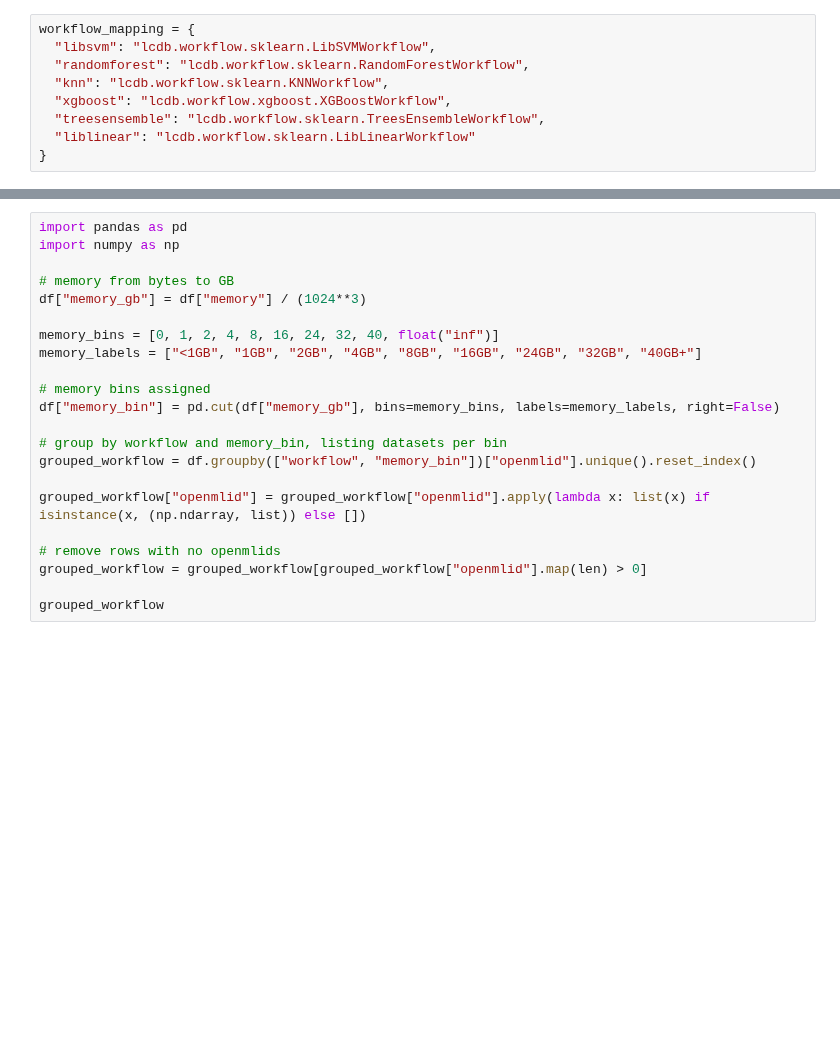
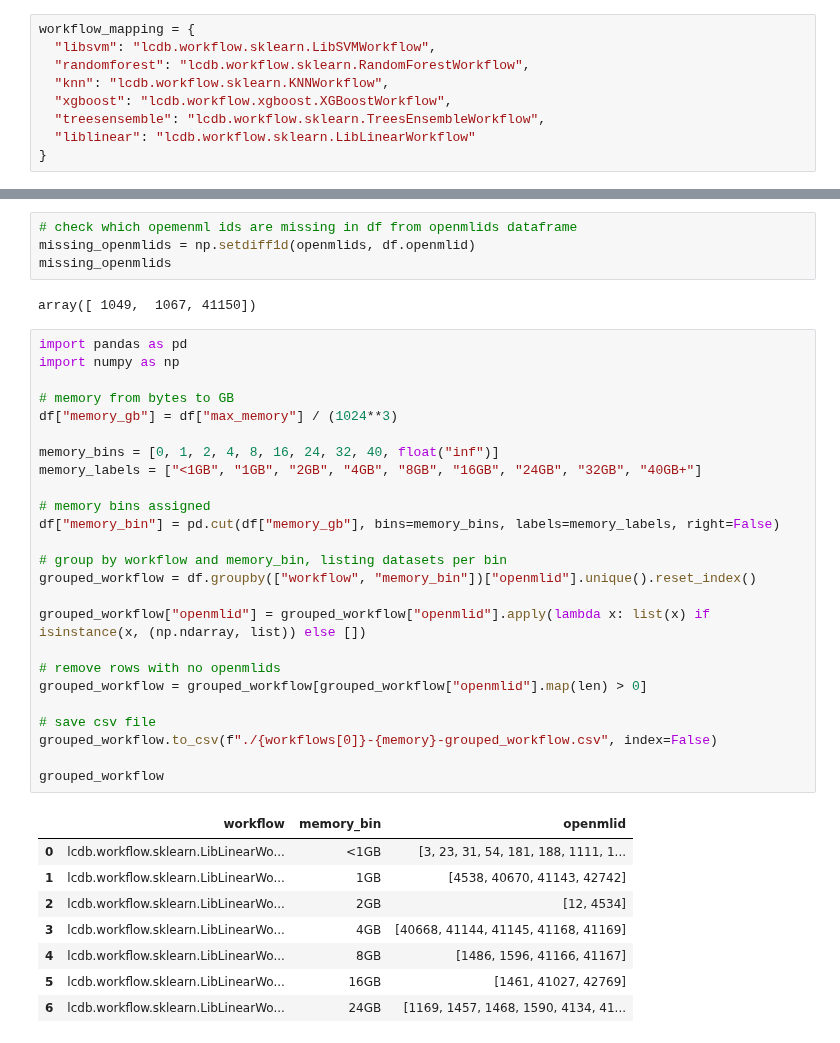
Before and after one commit to fmohr/lcdb, a Jupyter notebook: publications/2023-neurips/debug_test.ipynb, the cells around one changed output, grey strips where cells are left out. Drawn from its saved outputs; the diff is of its cells as text; blank space fills up the shorter version.

```diff
--- a/publications/2023-neurips/debug_test.ipynb
+++ b/publications/2023-neurips/debug_test.ipynb
@@ -37,25 +145,43 @@ df = stats_info
+# %%
+# check which opemenml ids are missing in df from openmlids dataframe
+missing_openmlids = np.setdiff1d(openmlids, df.openmlid)
+missing_openmlids
+# %% [output]
+array([ 1049,  1067, 41150])
 # %%
 import pandas as pd
 import numpy as np
 
 # memory from bytes to GB
-df["memory_gb"] = df["memory"] / (1024**3)
+df["memory_gb"] = df["max_memory"] / (1024**3)
 
 memory_bins = [0, 1, 2, 4, 8, 16, 24, 32, 40, float("inf")]
 memory_labels = ["<1GB", "1GB", "2GB", "4GB", "8GB", "16GB", "24GB", "32GB", "40GB+"]
 
 # memory bins assigned
 df["memory_bin"] = pd.cut(df["memory_gb"], bins=memory_bins, labels=memory_labels, right=False)
 
 # group by workflow and memory_bin, listing datasets per bin
 grouped_workflow = df.groupby(["workflow", "memory_bin"])["openmlid"].unique().reset_index()
 
 grouped_workflow["openmlid"] = grouped_workflow["openmlid"].apply(lambda x: list(x) if isinstance(x, (np.ndarray, list)) else [])
 
 # remove rows with no openmlids
 grouped_workflow = grouped_workflow[grouped_workflow["openmlid"].map(len) > 0]
 
+# save csv file
+grouped_workflow.to_csv(f"./{workflows[0]}-{memory}-grouped_workflow.csv", index=False)
+
 grouped_workflow
+# %% [output]
+|  | workflow | memory_bin | openmlid |
+| 0 | lcdb.workflow.sklearn.LibLinearWo... | <1GB | [3, 23, 31, 54, 181, 188, 1111, 1... |
+| 1 | lcdb.workflow.sklearn.LibLinearWo... | 1GB | [4538, 40670, 41143, 42742] |
+| 2 | lcdb.workflow.sklearn.LibLinearWo... | 2GB | [12, 4534] |
+| 3 | lcdb.workflow.sklearn.LibLinearWo... | 4GB | [40668, 41144, 41145, 41168, 41169] |
+| 4 | lcdb.workflow.sklearn.LibLinearWo... | 8GB | [1486, 1596, 41166, 41167] |
+| 5 | lcdb.workflow.sklearn.LibLinearWo... | 16GB | [1461, 41027, 42769] |
+| 6 | lcdb.workflow.sklearn.LibLinearWo... | 24GB | [1169, 1457, 1468, 1590, 4134, 41... |
 # %%
 import pandas as pd
 
```
Also changed, not shown: parts of 10 cells of this notebook, 10 other files.
